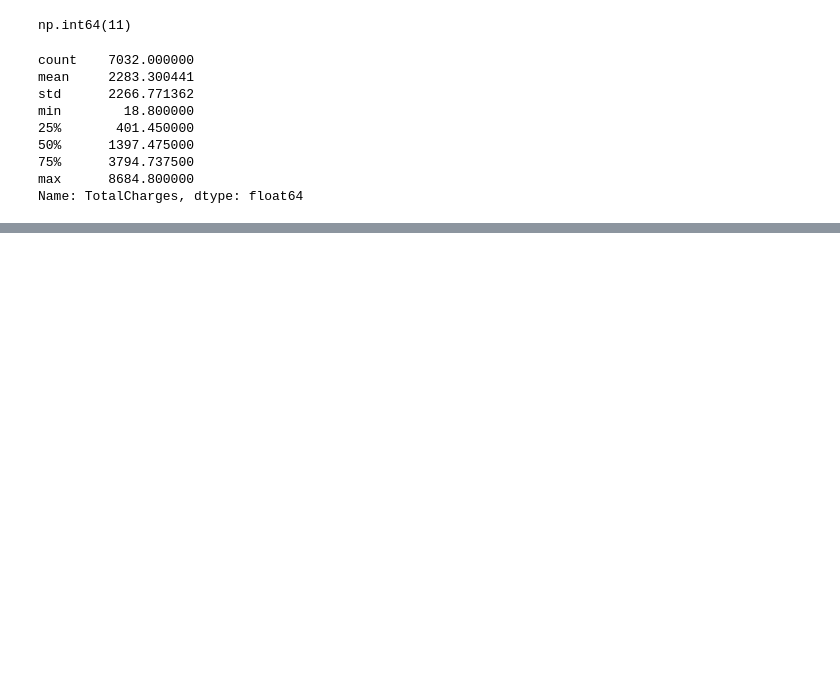
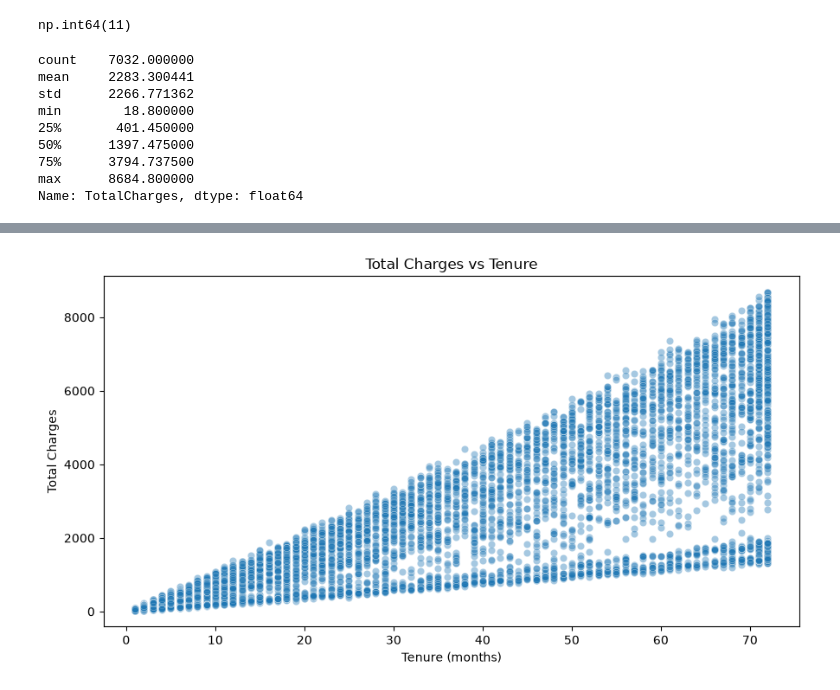
Before and after one commit to gman-sudo/telcom-revenue-at-risk-predictor, a Jupyter notebook: notebooks/01_data_understanding.ipynb, the cells around one changed output, grey strips where cells are left out. Saved outputs shown, nothing was run; the diff lists cells and outputs as text; code cells hidden in the pictures; blank space fills up the shorter version.

```diff
--- a/notebooks/01_data_understanding.ipynb
+++ b/notebooks/01_data_understanding.ipynb
@@ -805,0 +820,19 @@ Name: TotalCharges, dtype: float64
+# %%
+# TotalCharges vs tenure
+
+plt.figure(figsize=(9, 5))
+
+sns.scatterplot(
+    data=df,
+    x='tenure',
+    y='TotalCharges',
+    alpha=0.4
+)
+
+plt.title('Total Charges vs Tenure')
+plt.xlabel('Tenure (months)')
+plt.ylabel('Total Charges')
+plt.tight_layout()
+plt.show()
+# %% [output]
+[figure, added]
```
Also changed, not shown: parts of 29 cells of this notebook, 3 other files.
